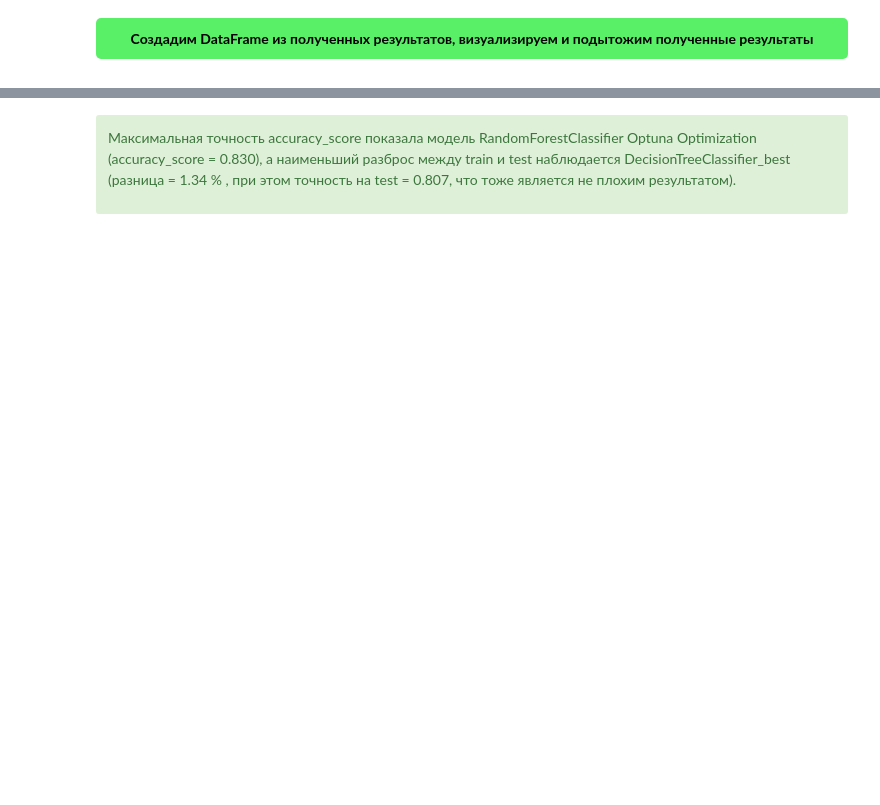
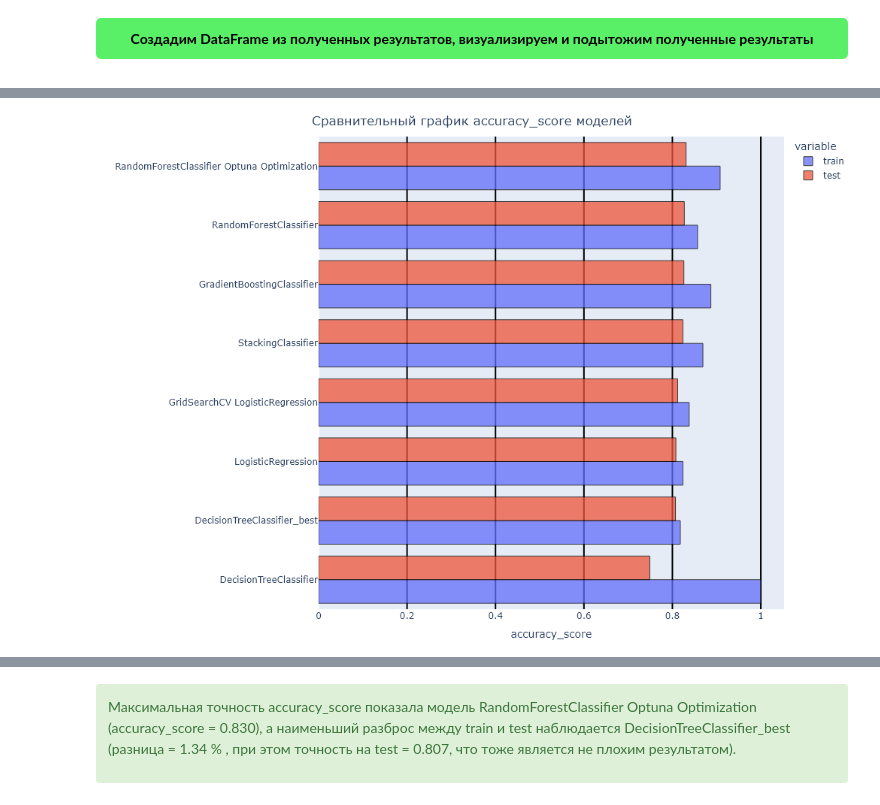
Before and after one commit to xndrf/Data_Science_Project, a Jupyter notebook: Bank_deposit/Project_4.ipynb, the cells around one changed output, grey strips where cells are left out. Saved outputs shown, nothing was run; the diff lists cells and outputs as text; code cells hidden in the pictures; blank space fills up the shorter version.

```diff
--- a/Bank_deposit/Project_4.ipynb
+++ b/Bank_deposit/Project_4.ipynb
@@ -1250,34 +1250,38 @@ result_test = results_learn.sort_values(by='test')
 # Построение графика
 fig = px.bar(result_test,
              y='model_name',
              x=['train', 'test'],
              barmode='group',
              title = 'Сравнительный график accuracy_score моделей',
              width=1000,
              height=700)
 
 # Настройка осей графика:
 fig.update_layout(
     title = dict(x = .5, xanchor = "center"),
     xaxis_title = "accuracy_score",
     yaxis_title="",
     margin=dict(l=0, r=0, t=30, b=0)
     )
 
 # Настройка информации при наведении курсора:
 fig.update_traces(
     hovertemplate="accuracy_score: %{x}", #Информация при наведении курсора на колонку
     marker_line_color='black',   # Цвет линии колонки
     marker_line_width=1.0,       # Толщина линии колонки
     opacity=0.75            # Прозрачность колонки
 )
 
 # Добавление сетки на график для улучшения визуального восприятия информации
 fig.update_xaxes(showgrid=True, gridwidth=2, gridcolor='black')
 # fig.update_yaxes(showgrid=True, gridwidth=2, gridcolor='black')
 
 # Отображение графика
-fig.show()
+# fig.show()
+fig.write_image("png/result_test.png", engine="kaleido")
+display(Image(filename=f"png/result_test.png"))
+# %% [output]
+[figure, added]
 # %%
 #Отсортируем данные для лучшей наглядности
 result_time = results_learn.sort_values(by='time')
```
Also changed, not shown: parts of 18 cells of this notebook.
